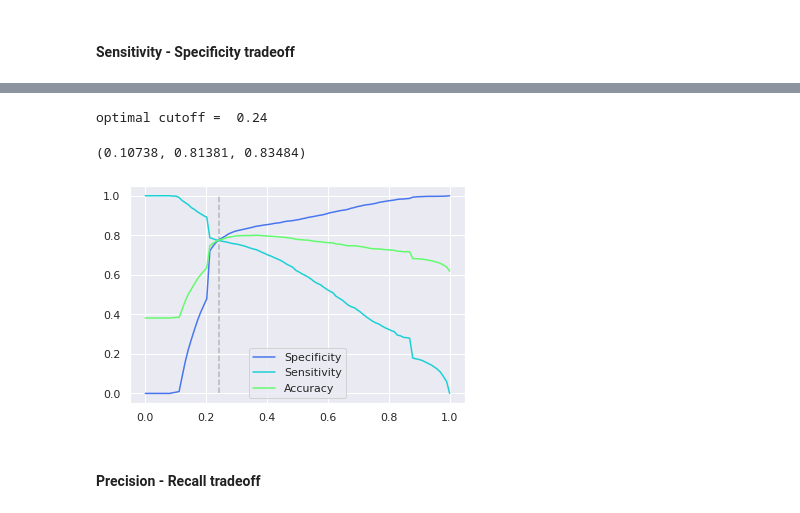
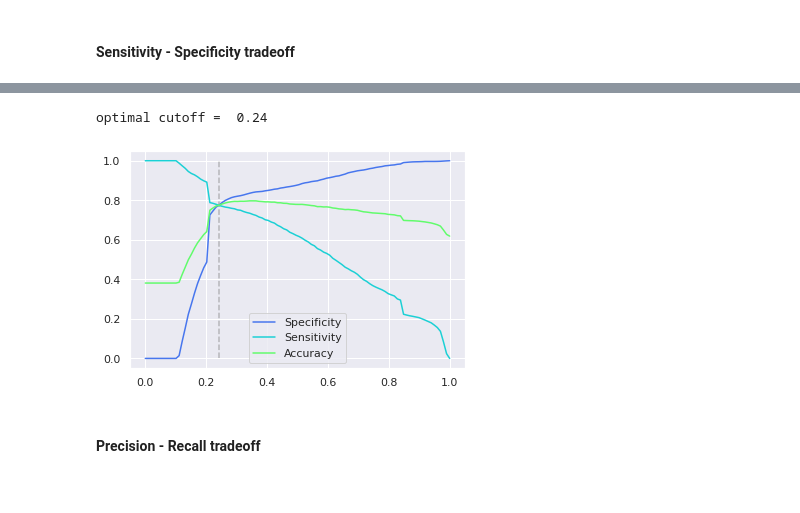
Before and after one commit to prabhanshu11/Clustering-Case-Study, a Jupyter notebook: main.ipynb, the cells around one changed output, grey strips where cells are left out. Cells and saved outputs as stored; diff of their text form; code cells hidden in the pictures.

```diff
--- a/main.ipynb
+++ b/main.ipynb
@@ -659,0 +822,6 @@ metrics.accuracy_score(train_pred.y_actual, train_pred.y_pred)
+# %%
+cols = cols.drop('What is your current occupation_Unemployed')
+X_train_C = sm.add_constant(X_train[cols])
+log_model8 = sm.GLM(y_train, X_train_C, sm.families.Binomial())
+res8 = log_model8.fit()
+res8.summary()
@@ -659,0 +857,6 @@ metrics.accuracy_score(train_pred.y_actual, train_pred.y_pred)
+# %%
+cols = cols.drop('What is your current occupation_Other')
+X_train_C = sm.add_constant(X_train[cols])
+log_model9 = sm.GLM(y_train, X_train_C, sm.families.Binomial())
+res9 = log_model9.fit()
+res9.summary()
@@ -659,0 +891,6 @@ metrics.accuracy_score(train_pred.y_actual, train_pred.y_pred)
+# %%
+cols = cols.drop('What is your current occupation_Student')
+X_train_C = sm.add_constant(X_train[cols])
+log_model10 = sm.GLM(y_train, X_train_C, sm.families.Binomial())
+res10 = log_model10.fit()
+res10.summary()
@@ -660,7 +933,7 @@ metrics.accuracy_score(train_pred.y_actual, train_pred.y_pred)
 # %% [markdown]
 ## Metrics
 # %%
-final_model = log_model5
+final_model = log_model10
 result = final_model.fit()
 # %%
 train_pred = make_train_pred(result, X_train_C, y_train, cutoff=0.5)
@@ -724,14 +997,12 @@ sens_spec.tail()
 # %%
 fig = sens_spec.plot(y=['Specificity', 'Sensitivity', 'Accuracy'])#color=[(),                              (0.27698, 0.46153, 0.93309)])
 cutoff = sens_spec[np.isclose(sens_spec.Specificity, sens_spec.Sensitivity, atol=1e-2)]
 cutoff = np.mean(cutoff.index)
 print('optimal cutoff = ',cutoff.round(2))
 plt.vlines(cutoff, 0,1, color='grey', alpha=.5, linestyle='--');
-plt.gca().lines[1].get_color()
 # %% [output]
 optimal cutoff =  0.24
-(0.10738, 0.81381, 0.83484)
-[figure, old version]
+[figure, new version]
 # %% [markdown]
 #### Precision - Recall tradeoff
 # %%
```
Also changed, not shown: parts of 69 cells of this notebook.
